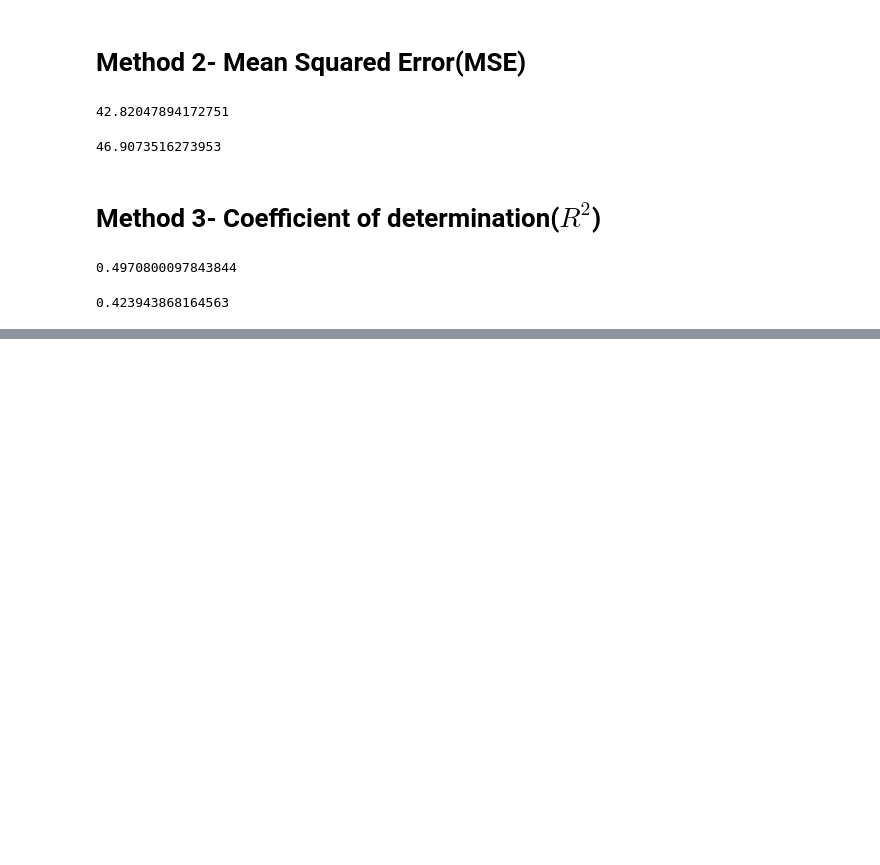
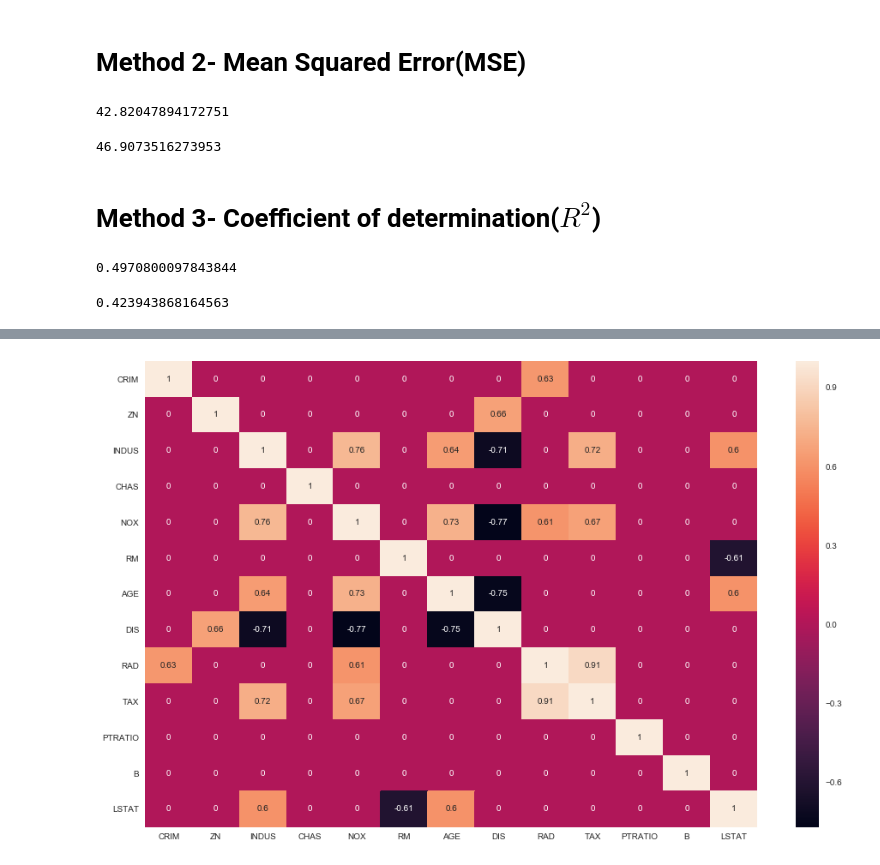
Before and after one commit to adityagupta1921997/House-Price-Prediction, a Jupyter notebook: Code/House Price Prediction.ipynb, the cells around one changed output, grey strips where cells are left out. Cells and saved outputs as stored; diff of their text form; code cells hidden in the pictures; blank space fills up the shorter version.

```diff
--- a/Code/House Price Prediction.ipynb
+++ b/Code/House Price Prediction.ipynb
@@ -240,0 +257,2 @@ r2_score(y_test, y_test_pred)
+# %%
+X=pd.DataFrame(X_constant,columns=col_name)
@@ -240,0 +299,5 @@ r2_score(y_test, y_test_pred)
+# %%
+X=X.drop('const',axis=1)
+# %%
+corr_matrix=X.corr()
+corr_matrix
@@ -240,0 +319,3 @@ r2_score(y_test, y_test_pred)
+# %%
+corr_matrix[np.abs(corr_matrix) < 0.6] = 0
+corr_matrix
@@ -240,0 +337,6 @@ r2_score(y_test, y_test_pred)
+# %%
+plt.figure(figsize=(16,10))
+sns.heatmap(corr_matrix, annot=True)
+plt.show()
+# %% [output]
+[figure, added]
```
Also changed, not shown: parts of 20 cells of this notebook.
